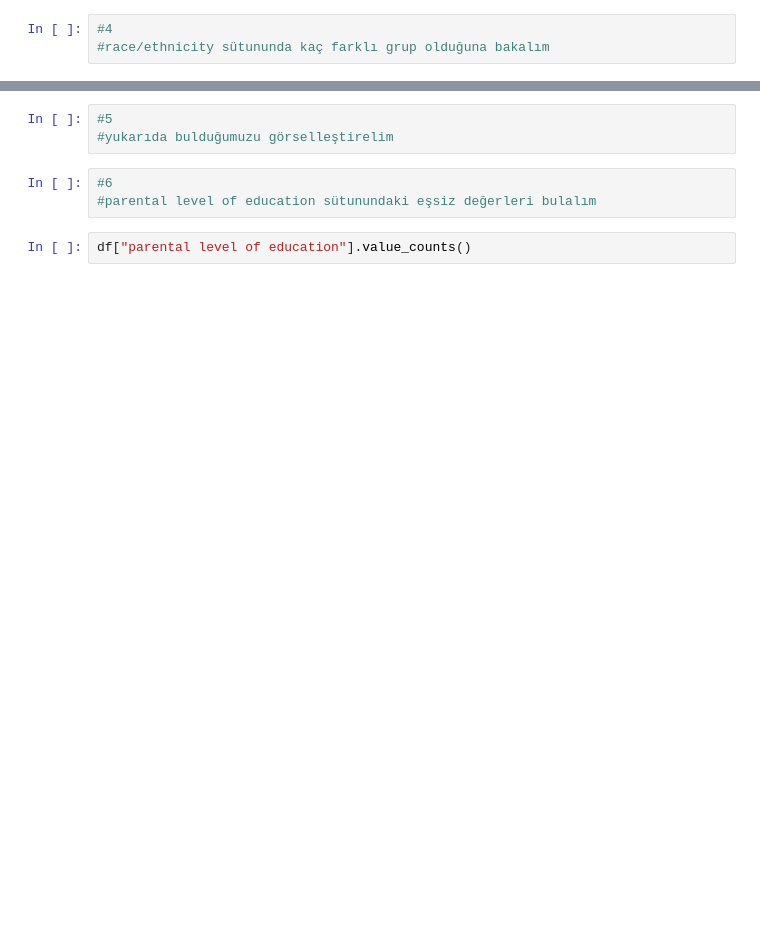
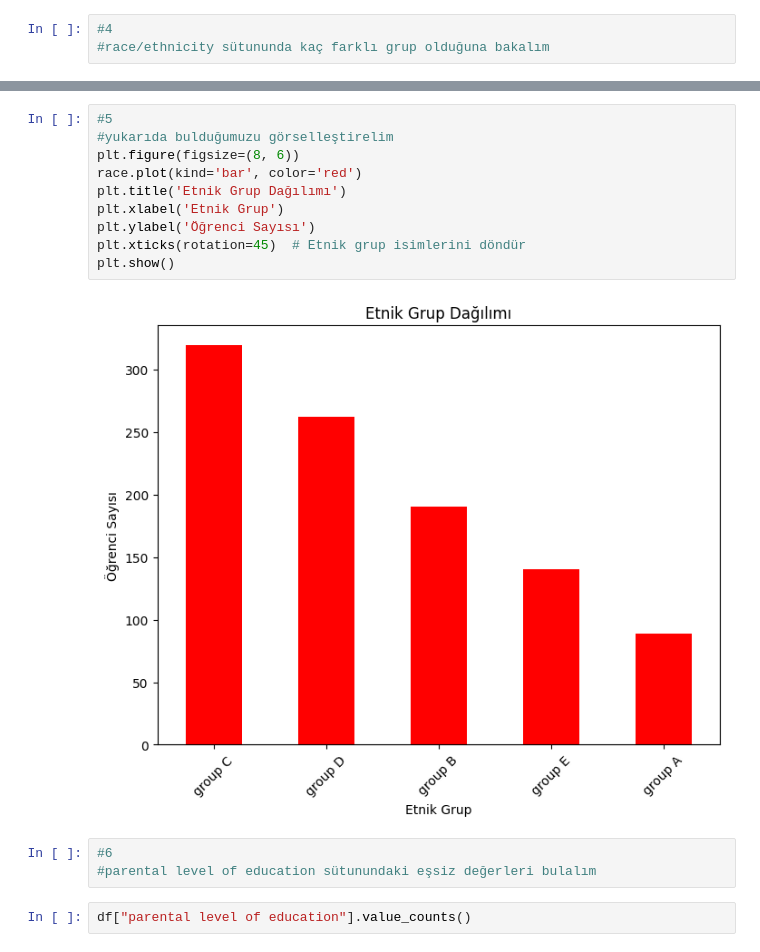
Before and after one commit to yelbetul/Hi-Kod-Veri-Bilimi-Atolyesi, a Jupyter notebook: veribilimiodev-8/Students_Performance_Odev.ipynb, the cells around one changed output, grey strips where cells are left out. Drawn from its saved outputs; the diff is of its cells as text; blank space fills up the shorter version.

```diff
--- a/veribilimiodev-8/Students_Performance_Odev.ipynb
+++ b/veribilimiodev-8/Students_Performance_Odev.ipynb
@@ -21,6 +50,15 @@ race
 # %%
 #5
 #yukarıda bulduğumuzu görselleştirelim
+plt.figure(figsize=(8, 6))
+race.plot(kind='bar', color='red')
+plt.title('Etnik Grup Dağılımı')
+plt.xlabel('Etnik Grup')
+plt.ylabel('Öğrenci Sayısı')
+plt.xticks(rotation=45)  # Etnik grup isimlerini döndür
+plt.show()
+# %% [output]
+[figure, added]
 # %%
 #6
 #parental level of education sütunundaki eşsiz değerleri bulalım
```
Also changed, not shown: parts of 14 cells of this notebook.
